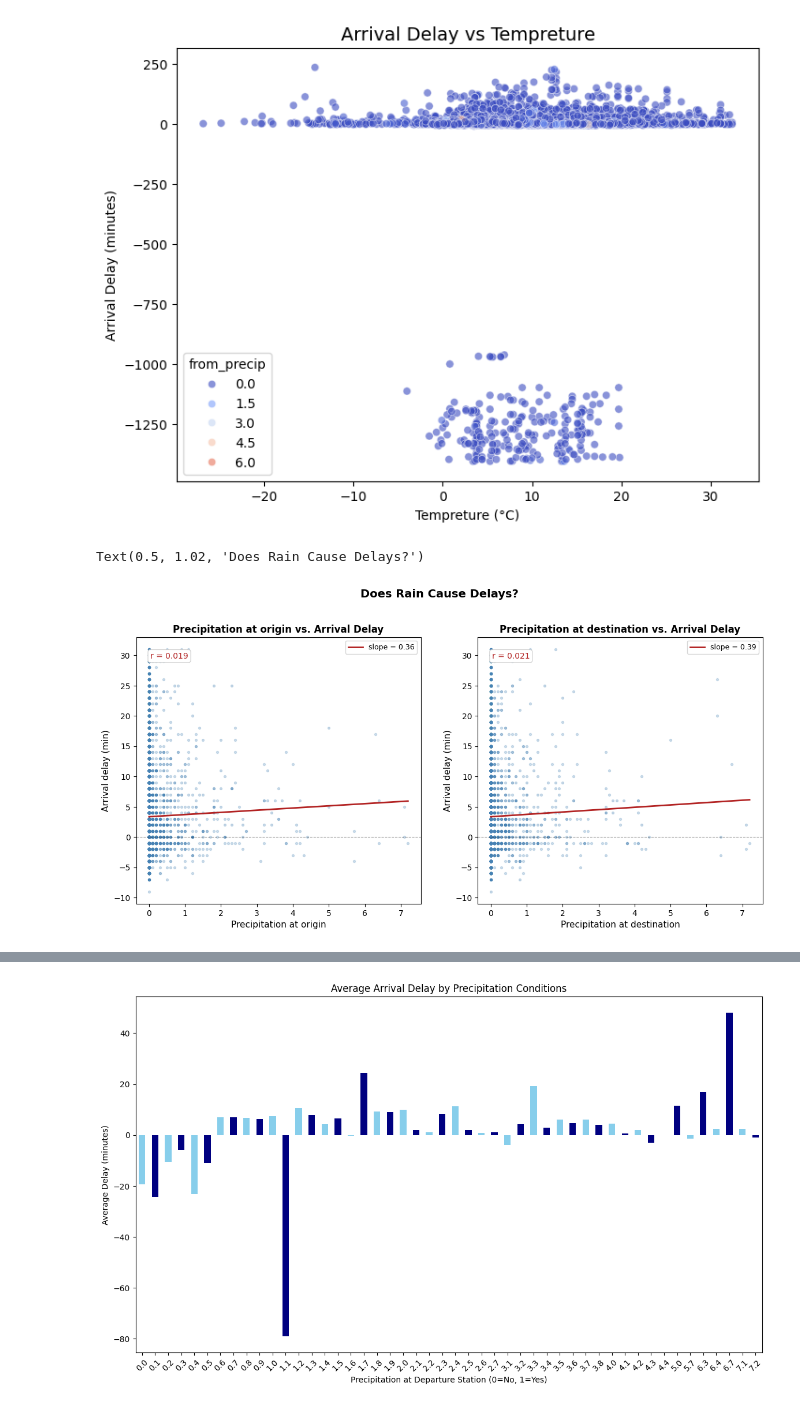
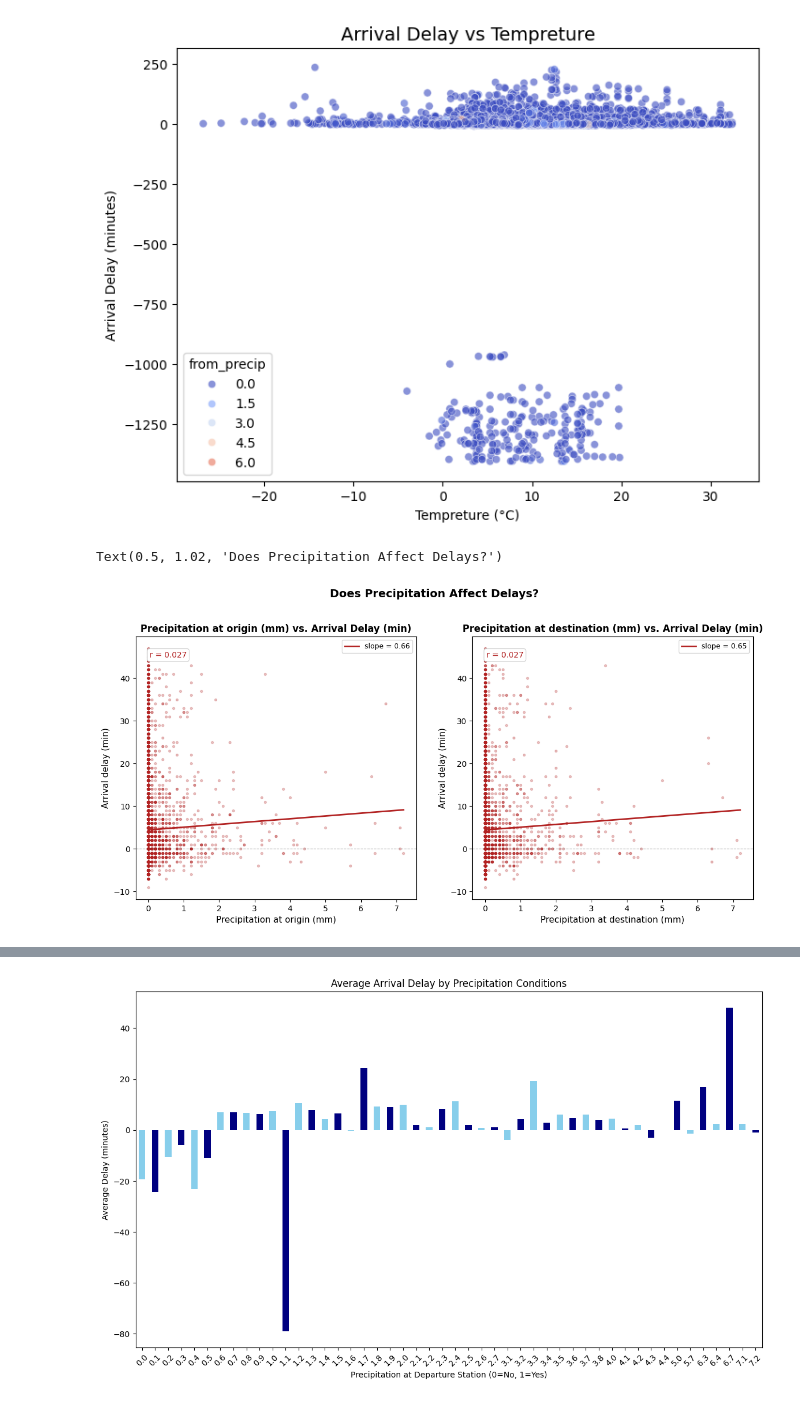
Before and after one commit to DanielAnthonyJones/LNER-Disruption-Prediction, a Jupyter notebook: LNER_eda_notebook.ipynb, the cells around one changed output, grey strips where cells are left out. Saved outputs shown, nothing was run; the diff lists cells and outputs as text; code cells hidden in the pictures.

```diff
--- a/LNER_eda_notebook.ipynb
+++ b/LNER_eda_notebook.ipynb
@@ -372,7 +373,7 @@ def iqr_bounds(series):
     Q1 = series.quantile(0.25)
     Q3 = series.quantile(0.75)
     IQR = Q3 - Q1
-    return Q1 - 3 * IQR, Q3 + 3 * IQR
+    return Q1 - 5 * IQR, Q3 + 5 * IQR
 
 arr_lower, arr_upper = iqr_bounds(df['arrival_delay_min'])
 prop_lower, prop_upper = iqr_bounds(df['propagated_delay_min'])
@@ -398,7 +399,7 @@ df_melt = df_filtered.melt(
 
 df_melt['Delay Type'] = df_melt['Delay Type'].map({
     'propagated_delay_min': 'Inherited from earlier in journey',
-    'end_segment_delay_min': 'Generated on this leg'
+    'end_segment_delay_min': 'Delay at end of leg'
 })
 
 # Plot
@@ -464,41 +465,41 @@ pct_removed = 100 * n_removed / len(df)
 # Plot scatter with regression line for rain at origin and destination
 fig, axes = plt.subplots(1, 2, figsize=(14, 6))
 
-rain_cols = [('from_precip', 'Precipitation at origin'), ('to_precip', 'Precipitation at destination')]
+precip_cols = [('from_precip', 'Precipitation at origin (mm)'), ('to_precip', 'Precipitation at destination (mm)')]
 
-for ax, (col, label) in zip(axes, rain_cols):
+for ax, (col, label) in zip(axes, precip_cols):
 
     # Scatter plot
     ax.scatter(
         df_plot[col], df_plot['arrival_delay_min'],
-        alpha=0.25, s=8, color='steelblue'
+        alpha=0.25, s=8, color='firebrick'
     )
 
     # Fit and draw regression line
     x = df_plot[col].fillna(0)
     y = df_plot['arrival_delay_min'].fillna(0)
     m, b = np.polyfit(x, y, 1)
     x_line = np.linspace(x.min(), x.max(), 100)
     ax.plot(x_line, m * x_line + b, color='firebrick', linewidth=2, label=f'slope = {m:.2f}')
 
     # Zero delay reference line
     ax.axhline(0, color='black', linewidth=0.8, linestyle='--', alpha=0.4)
 
     # Calculate Pearson correlation to quantify the relationship
     r = df_plot[[col, 'arrival_delay_min']].dropna().corr().iloc[0, 1]
 
     # Add correlation value directly onto the chart
     ax.text(0.05, 0.92, f'r = {r:.3f}', transform=ax.transAxes,
             fontsize=10, color='firebrick',
             bbox=dict(boxstyle='round,pad=0.3', facecolor='white',
                       edgecolor='#cccccc', linewidth=0.8))
 
     ax.set_xlabel(label, fontsize=11)
     ax.set_ylabel('Arrival delay (min)', fontsize=11)
-    ax.set_title(f'{label} vs. Arrival Delay', fontsize=12, fontweight='bold')
+    ax.set_title(f'{label} vs. Arrival Delay (min)', fontsize=12, fontweight='bold')
     ax.legend(fontsize=9)
 
-plt.suptitle('Does Rain Cause Delays?', fontsize=14, fontweight='bold', y=1.02)
+plt.suptitle('Does Precipitation Affect Delays?', fontsize=14, fontweight='bold', y=1.02)
 # %% [output]
-Text(0.5, 1.02, 'Does Rain Cause Delays?')
+Text(0.5, 1.02, 'Does Precipitation Affect Delays?')
-[figure, old version]
+[figure, new version]
```
Also changed, not shown: parts of 6 cells of this notebook, 2 other files.
